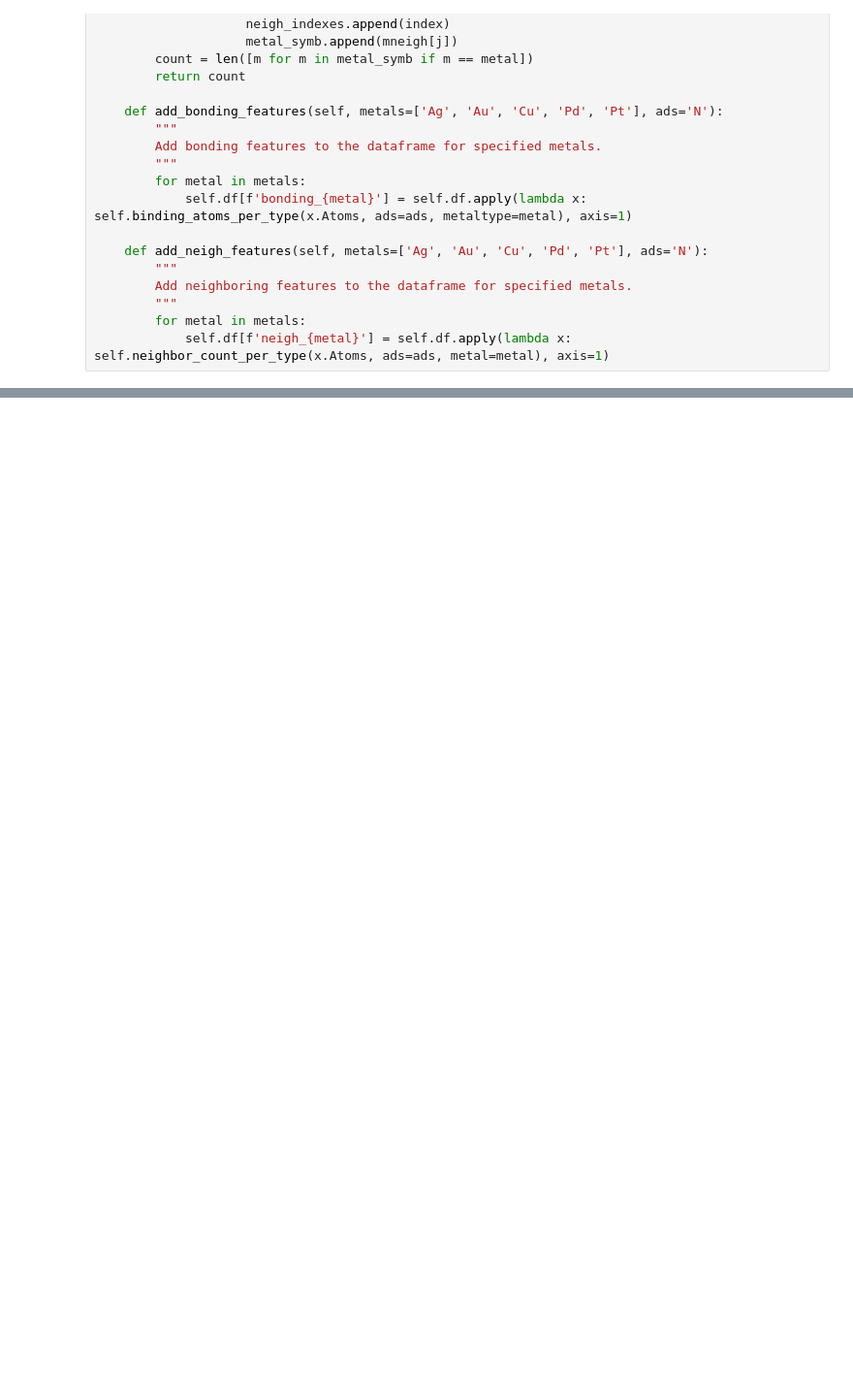
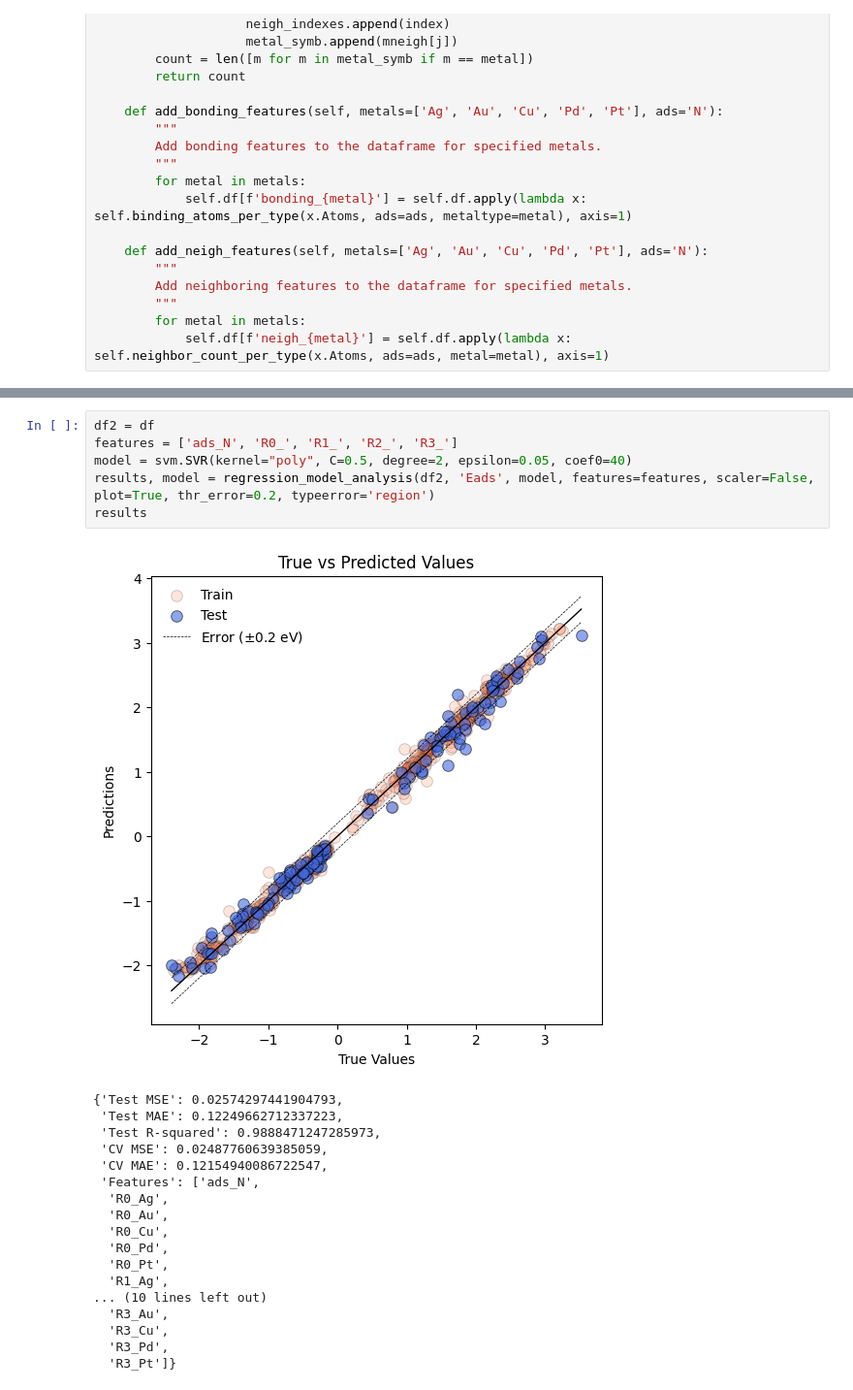
Before and after one commit to manuelarcer/adspredictor, a Jupyter notebook: adspredictor/featurizer/testing.ipynb, the cells around one changed output, grey strips where cells are left out. Shown at 97% size. Cells and saved outputs as stored; diff of their text form; blank space fills up the shorter version.

Commit message:
Created and developed the tests

```diff
--- a/adspredictor/featurizer/testing.ipynb
+++ b/adspredictor/featurizer/testing.ipynb
@@ -219,0 +411,25 @@ fc.create_feature_second_neighbors(distinguishsurface=True)
+# %%
+df2 = df
+features = ['ads_N', 'R0_', 'R1_', 'R2_', 'R3_']
+model = svm.SVR(kernel="poly", C=0.5, degree=2, epsilon=0.05, coef0=40)
+results, model = regression_model_analysis(df2, 'Eads', model, features=features, scaler=False, plot=True, thr_error=0.2, typeerror='region')
+results
+# %% [output]
+[figure, added]
+{'Test MSE': 0.02574297441904793,
+ 'Test MAE': 0.12249662712337223,
+ 'Test R-squared': 0.9888471247285973,
+ 'CV MSE': 0.02487760639385059,
+ 'CV MAE': 0.12154940086722547,
+ 'Features': ['ads_N',
+  'R0_Ag',
+  'R0_Au',
+  'R0_Cu',
+  'R0_Pd',
+  'R0_Pt',
+  'R1_Ag',
+... (10 lines left out)
+  'R3_Au',
+  'R3_Cu',
+  'R3_Pd',
+  'R3_Pt']}
```
Also changed, not shown: parts of 25 cells of this notebook.
